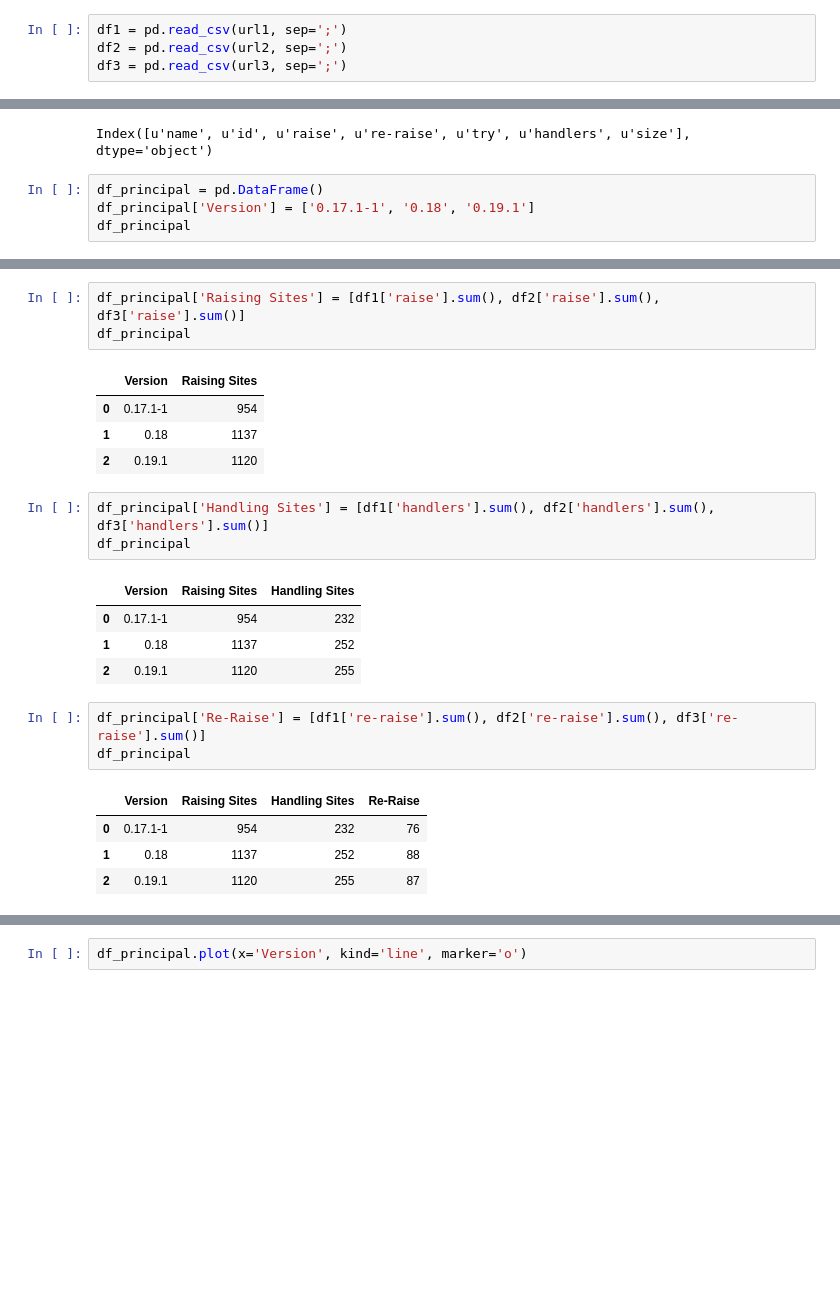
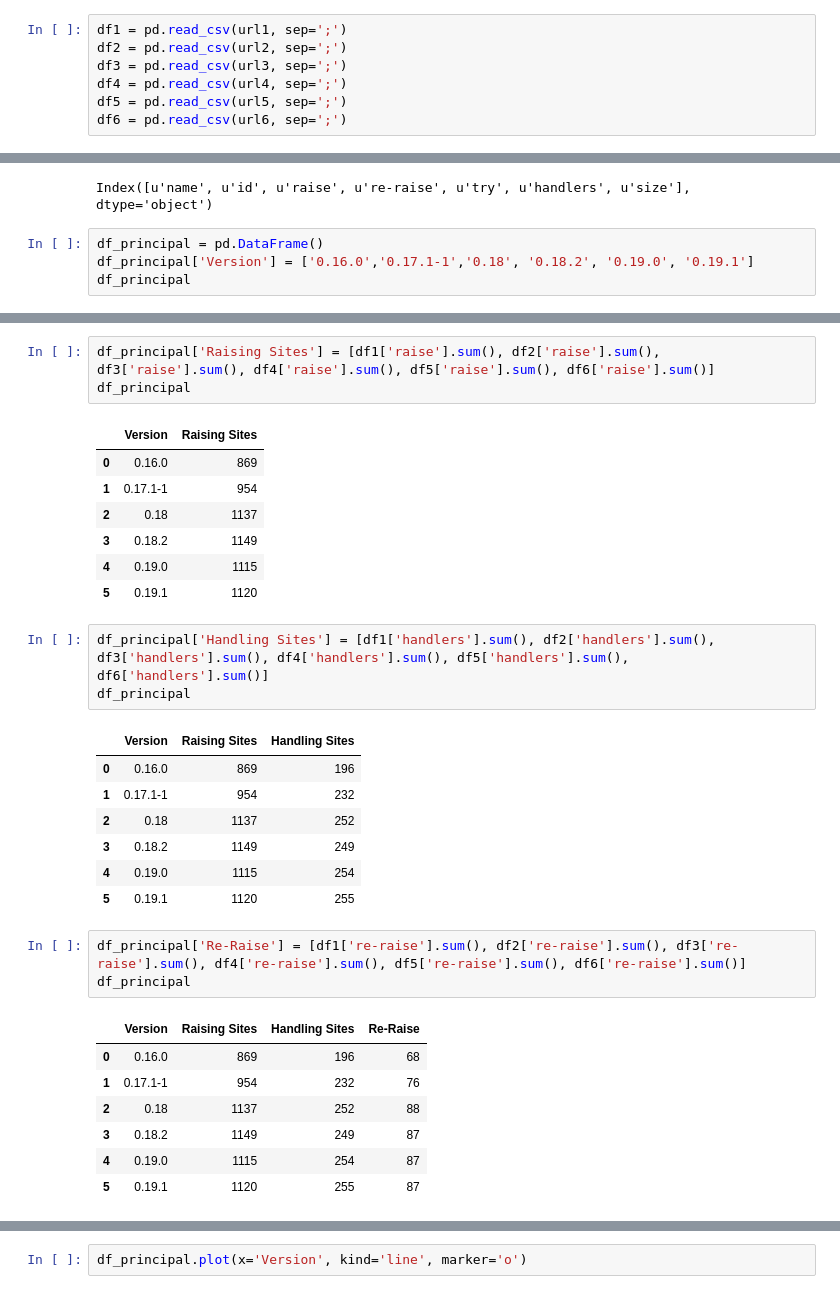
Before and after one commit to allangoncalves/ExceptionHandling, a Jupyter notebook: Scikit.ipynb, the cells around one changed output, grey strips where cells are left out. Drawn from its saved outputs; the diff is of its cells as text; blank space fills up the shorter version.

Commit message:
adding 3 more versions of scikit

```diff
--- a/Scikit.ipynb
+++ b/Scikit.ipynb
@@ -11,13 +14,16 @@ url3 = 'scikit/scikit-learn-0.19.1/Function.csv'
 df1 = pd.read_csv(url1, sep=';')
 df2 = pd.read_csv(url2, sep=';')
 df3 = pd.read_csv(url3, sep=';')
+df4 = pd.read_csv(url4, sep=';')
+df5 = pd.read_csv(url5, sep=';')
+df6 = pd.read_csv(url6, sep=';')
 # %%
 df1.columns
 # %% [output]
 Index([u'name', u'id', u'raise', u're-raise', u'try', u'handlers', u'size'], dtype='object')
 # %%
 df_principal = pd.DataFrame()
-df_principal['Version'] = ['0.17.1-1', '0.18', '0.19.1']
+df_principal['Version'] = ['0.16.0','0.17.1-1','0.18', '0.18.2', '0.19.0', '0.19.1']
 df_principal
 # %% [output]
 |  | Version |
@@ -27,25 +36,34 @@ df_principal
 # %%
-df_principal['Raising Sites'] = [df1['raise'].sum(), df2['raise'].sum(), df3['raise'].sum()]
+df_principal['Raising Sites'] = [df1['raise'].sum(), df2['raise'].sum(), df3['raise'].sum(), df4['raise'].sum(), df5['raise'].sum(), df6['raise'].sum()]
 df_principal
 # %% [output]
 |  | Version | Raising Sites |
-| 0 | 0.17.1-1 | 954 |
-| 1 | 0.18 | 1137 |
-| 2 | 0.19.1 | 1120 |
+| 0 | 0.16.0 | 869 |
+| 1 | 0.17.1-1 | 954 |
+| 2 | 0.18 | 1137 |
+| 3 | 0.18.2 | 1149 |
+| 4 | 0.19.0 | 1115 |
+| 5 | 0.19.1 | 1120 |
 # %%
-df_principal['Handling Sites'] = [df1['handlers'].sum(), df2['handlers'].sum(), df3['handlers'].sum()]
+df_principal['Handling Sites'] = [df1['handlers'].sum(), df2['handlers'].sum(), df3['handlers'].sum(), df4['handlers'].sum(), df5['handlers'].sum(), df6['handlers'].sum()]
 df_principal
 # %% [output]
 |  | Version | Raising Sites | Handling Sites |
-| 0 | 0.17.1-1 | 954 | 232 |
-| 1 | 0.18 | 1137 | 252 |
-| 2 | 0.19.1 | 1120 | 255 |
+| 0 | 0.16.0 | 869 | 196 |
+| 1 | 0.17.1-1 | 954 | 232 |
+| 2 | 0.18 | 1137 | 252 |
+| 3 | 0.18.2 | 1149 | 249 |
+| 4 | 0.19.0 | 1115 | 254 |
+| 5 | 0.19.1 | 1120 | 255 |
 # %%
-df_principal['Re-Raise'] = [df1['re-raise'].sum(), df2['re-raise'].sum(), df3['re-raise'].sum()]
+df_principal['Re-Raise'] = [df1['re-raise'].sum(), df2['re-raise'].sum(), df3['re-raise'].sum(), df4['re-raise'].sum(), df5['re-raise'].sum(), df6['re-raise'].sum()]
 df_principal
 # %% [output]
 |  | Version | Raising Sites | Handling Sites | Re-Raise |
-| 0 | 0.17.1-1 | 954 | 232 | 76 |
-| 1 | 0.18 | 1137 | 252 | 88 |
-| 2 | 0.19.1 | 1120 | 255 | 87 |
+| 0 | 0.16.0 | 869 | 196 | 68 |
+| 1 | 0.17.1-1 | 954 | 232 | 76 |
+| 2 | 0.18 | 1137 | 252 | 88 |
+| 3 | 0.18.2 | 1149 | 249 | 87 |
+| 4 | 0.19.0 | 1115 | 254 | 87 |
+| 5 | 0.19.1 | 1120 | 255 | 87 |
 # %%
```
Also changed, not shown: parts of 6 cells of this notebook, 36 other files.
